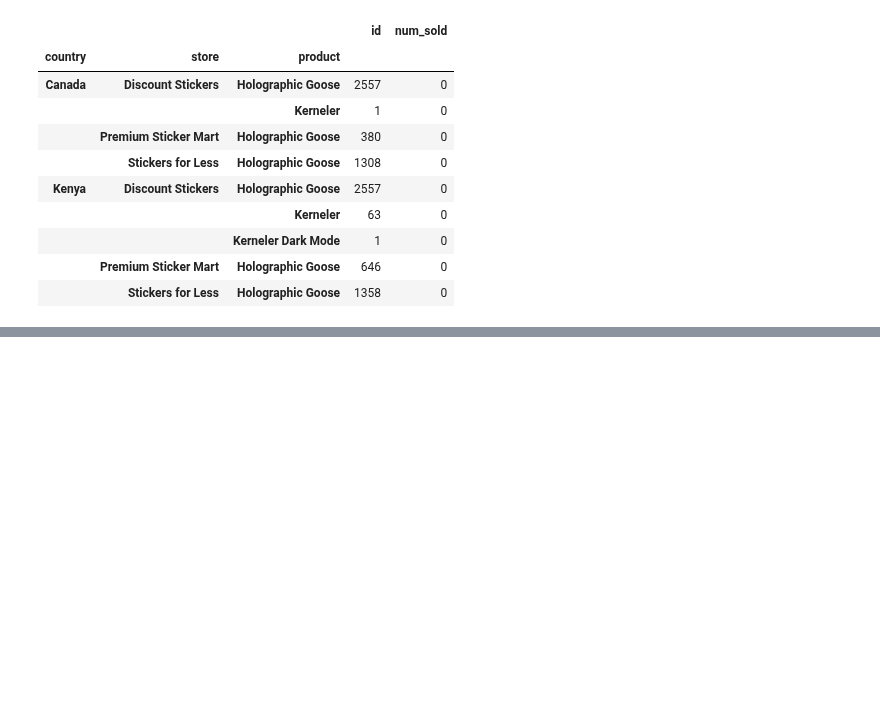
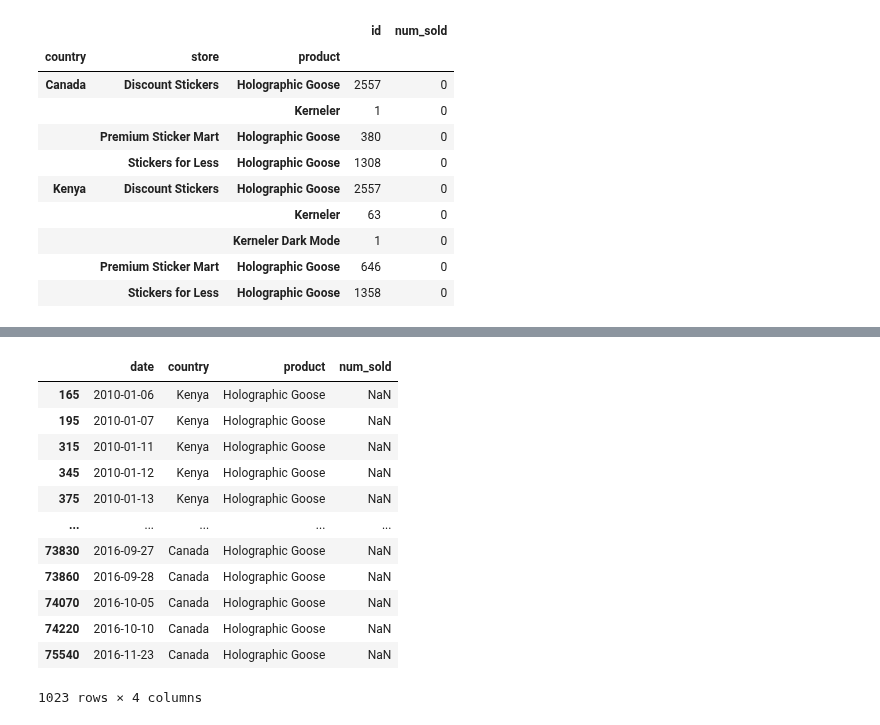
Before and after one commit to kamau96/Data_Science_Android_Web_Development, a Jupyter notebook: Data_Science_Development/Python_Programming/Stickers/stickers_model.ipynb, the cells around one changed output, grey strips where cells are left out. Drawn from its saved outputs; the diff is of its cells as text; code cells hidden in the pictures; blank space fills up the shorter version.

```diff
--- a/Data_Science_Development/Python_Programming/Stickers/stickers_model.ipynb
+++ b/Data_Science_Development/Python_Programming/Stickers/stickers_model.ipynb
@@ -135,0 +129,16 @@ Name: num_sold, Length: 46026, dtype: float64
+# %%
+test[pd.isnull(test["num_sold"])]
+# %% [output]
+|  | date | country | product | num_sold |
+| 165 | 2010-01-06 | Kenya | Holographic Goose | NaN |
+| 195 | 2010-01-07 | Kenya | Holographic Goose | NaN |
+| 315 | 2010-01-11 | Kenya | Holographic Goose | NaN |
+| 345 | 2010-01-12 | Kenya | Holographic Goose | NaN |
+| 375 | 2010-01-13 | Kenya | Holographic Goose | NaN |
+| ... | ... | ... | ... | ... |
+| 73830 | 2016-09-27 | Canada | Holographic Goose | NaN |
+| 73860 | 2016-09-28 | Canada | Holographic Goose | NaN |
+| 74070 | 2016-10-05 | Canada | Holographic Goose | NaN |
+| 74220 | 2016-10-10 | Canada | Holographic Goose | NaN |
+| 75540 | 2016-11-23 | Canada | Holographic Goose | NaN |
+1023 rows × 4 columns
```
Also changed, not shown: parts of 3 cells of this notebook.
